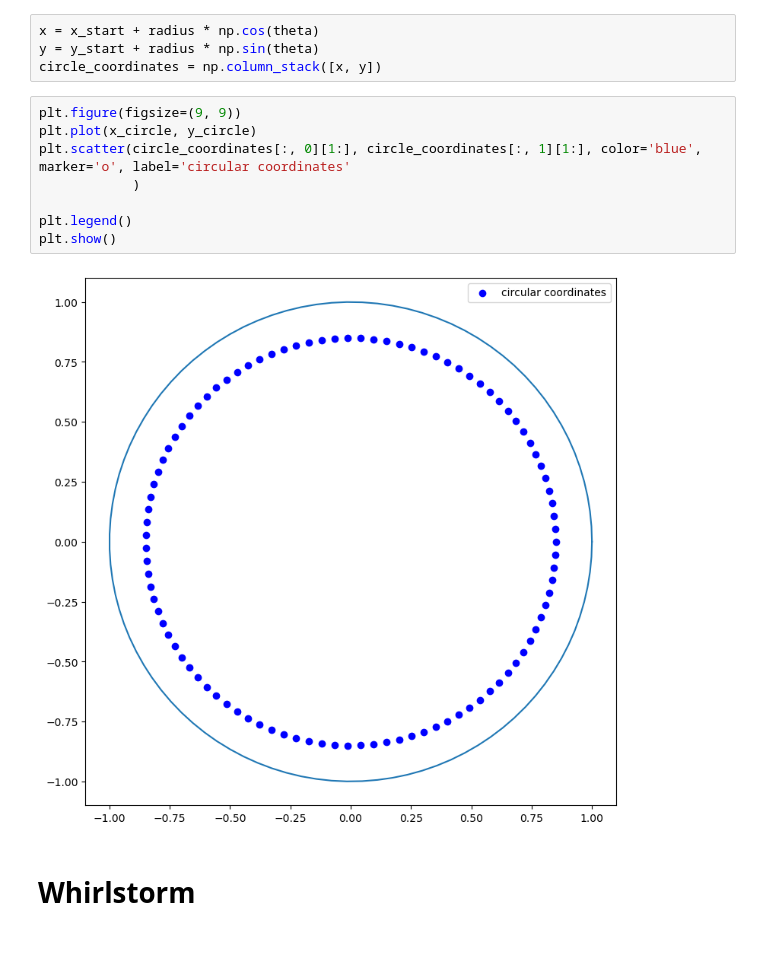
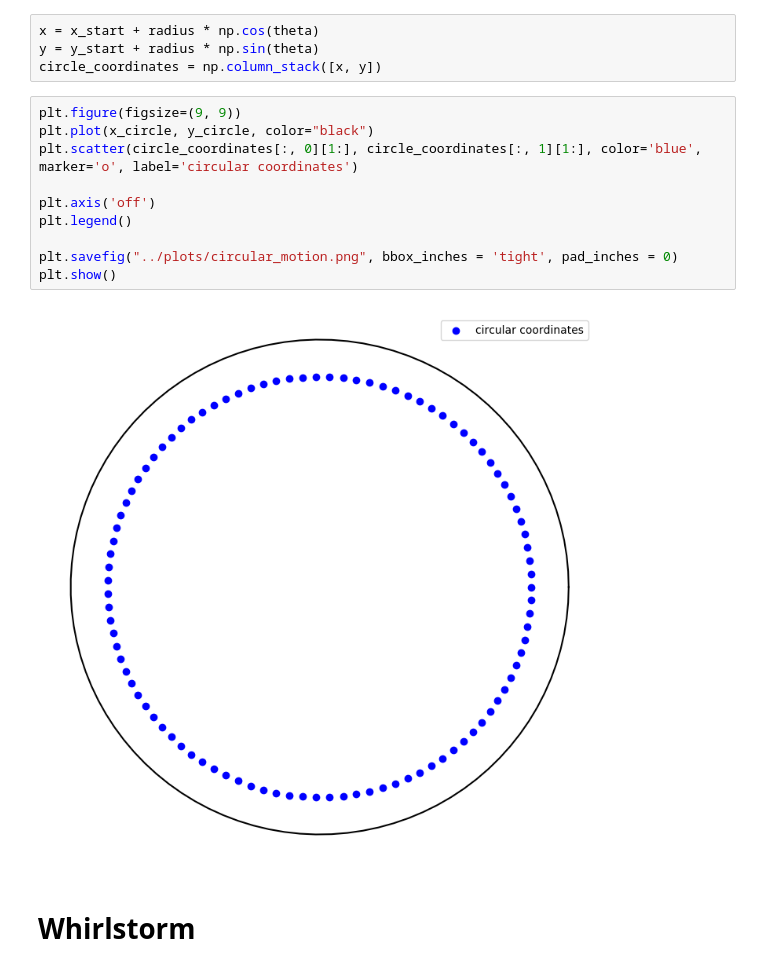
Before and after one commit to Food-Ninja/MixingIngredients, a Jupyter notebook: ipynb/motion.ipynb, the cells around one changed output. Saved outputs shown, nothing was run; the diff lists cells and outputs as text.

```diff
--- a/ipynb/motion.ipynb
+++ b/ipynb/motion.ipynb
@@ -31,14 +31,16 @@ y = y_start + radius * np.sin(theta)
 circle_coordinates = np.column_stack([x, y])
 # %%
 plt.figure(figsize=(9, 9))
-plt.plot(x_circle, y_circle)
-plt.scatter(circle_coordinates[:, 0][1:], circle_coordinates[:, 1][1:], color='blue', marker='o', label='circular coordinates'
-            )
+plt.plot(x_circle, y_circle, color="black")
+plt.scatter(circle_coordinates[:, 0][1:], circle_coordinates[:, 1][1:], color='blue', marker='o', label='circular coordinates')
 
+plt.axis('off')
 plt.legend()
+
+plt.savefig("../plots/circular_motion.png", bbox_inches = 'tight', pad_inches = 0)
 plt.show()
 # %% [output]
-[figure, old version]
+[figure, new version]
 # %% [markdown]
 # Whirlstorm
 # %%
```
Also changed, not shown: parts of 4 cells of this notebook, 8 other files.
